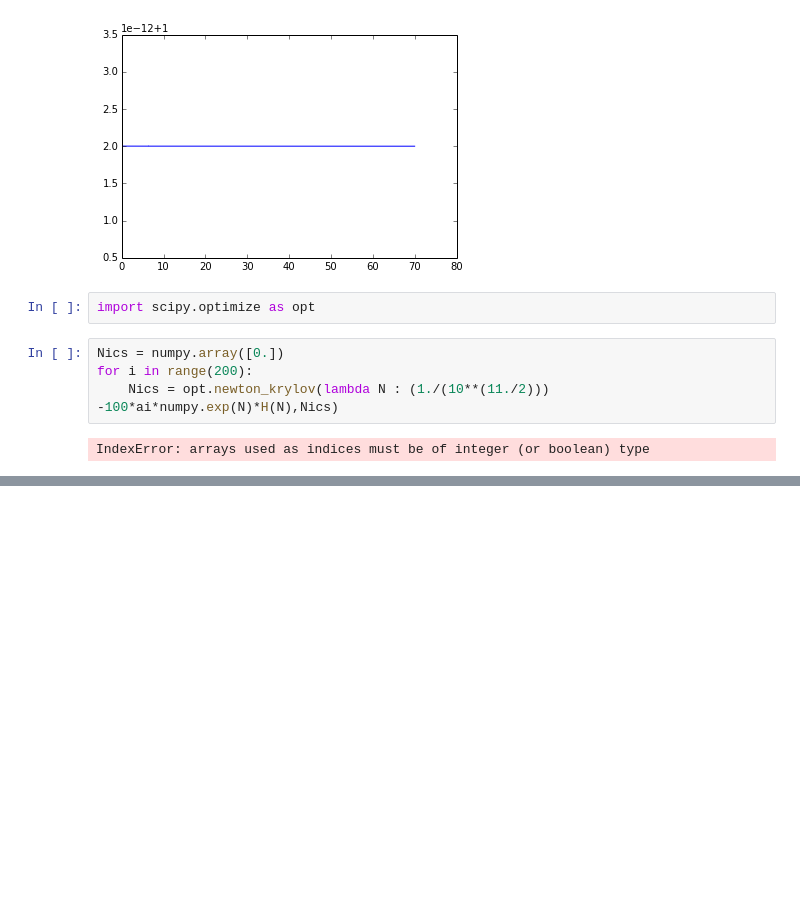
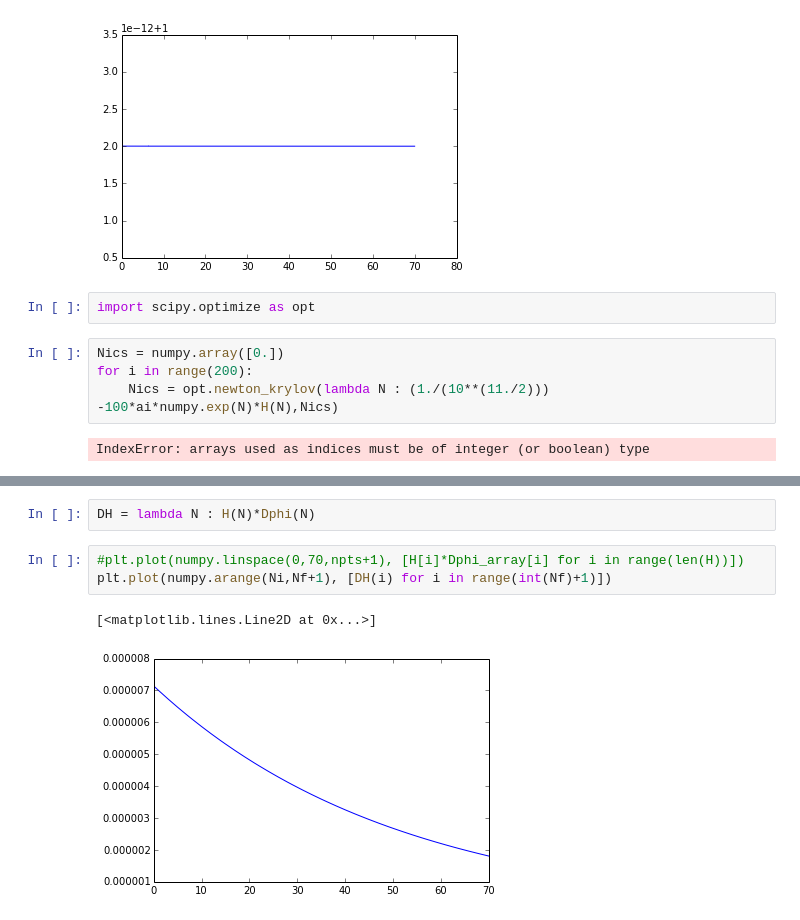
Before and after one commit to rahulporuri/project_work, a Jupyter notebook: inflation.ipynb, the cells around one changed output, grey strips where cells are left out. Saved outputs shown, nothing was run; the diff lists cells and outputs as text; blank space fills up the shorter version.

```diff
--- a/inflation.ipynb
+++ b/inflation.ipynb
@@ -114,0 +132,8 @@ IndexError: arrays used as indices must be of integer (or boolean) type
+# %%
+DH = lambda N : H(N)*Dphi(N)
+# %%
+#plt.plot(numpy.linspace(0,70,npts+1), [H[i]*Dphi_array[i] for i in range(len(H))])
+plt.plot(numpy.arange(Ni,Nf+1), [DH(i) for i in range(int(Nf)+1)])
+# %% [output]
+[<matplotlib.lines.Line2D at 0x...>]
+[figure, added]
```
Also changed, not shown: parts of 9 cells of this notebook, 1 other file.
